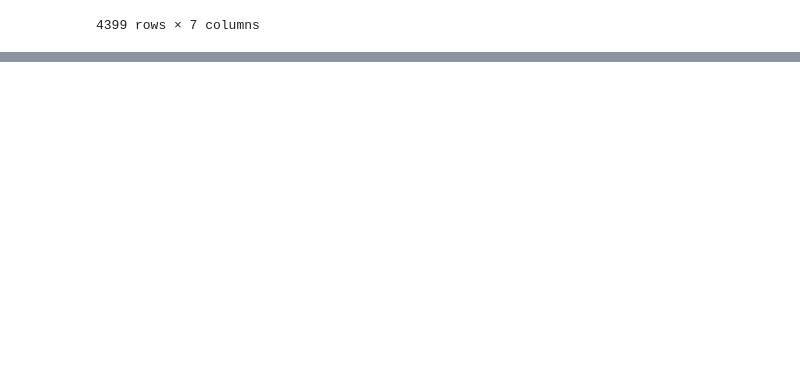
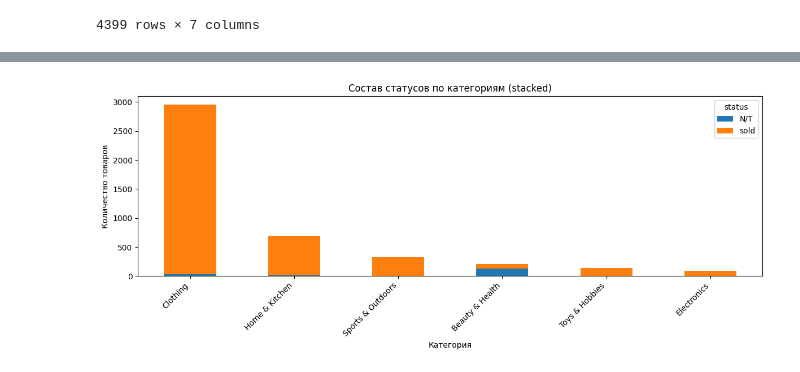
Before and after one commit to MuliShKa/Parsing-DataSince-, a Jupyter notebook: main3.ipynb, the cells around one changed output, grey strips where cells are left out. Drawn from its saved outputs; the diff is of its cells as text; code cells hidden in the pictures; blank space fills up the shorter version.

```diff
--- a/main3.ipynb
+++ b/main3.ipynb
@@ -326,0 +353,11 @@ outliers = df[(df["price"] < (Q1 - 1.5 * IQR)) | (df["price"] > (Q3 + 1.5 * IQR)
+# %%
+top_cats = df[cat_col].value_counts().head(8).index
+ct = (df[df[cat_col].isin(top_cats)]
+      .pivot_table(index=cat_col, columns=status_col, values="product_name", aggfunc="count", fill_value=0))
+ct = ct.loc[top_cats]  # порядок
+ct.plot(kind="bar", stacked=True, figsize=(12,5))
+plt.title("Состав статусов по категориям (stacked)")
+plt.xlabel("Категория"); plt.ylabel("Количество товаров")
+plt.xticks(rotation=45, ha="right"); plt.tight_layout(); plt.show()
+# %% [output]
+[figure, added]
```
Also changed, not shown: parts of 33 cells of this notebook, 2 other files.
